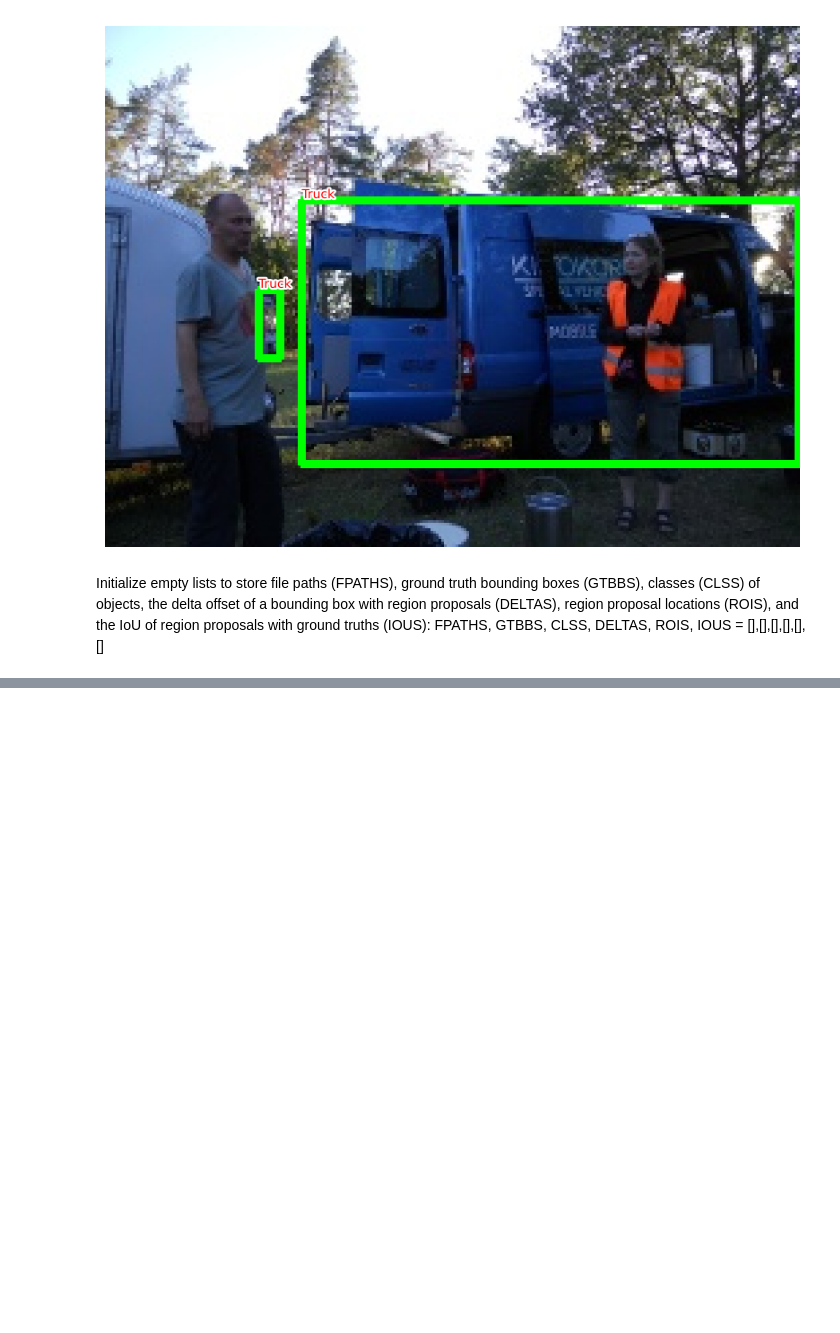
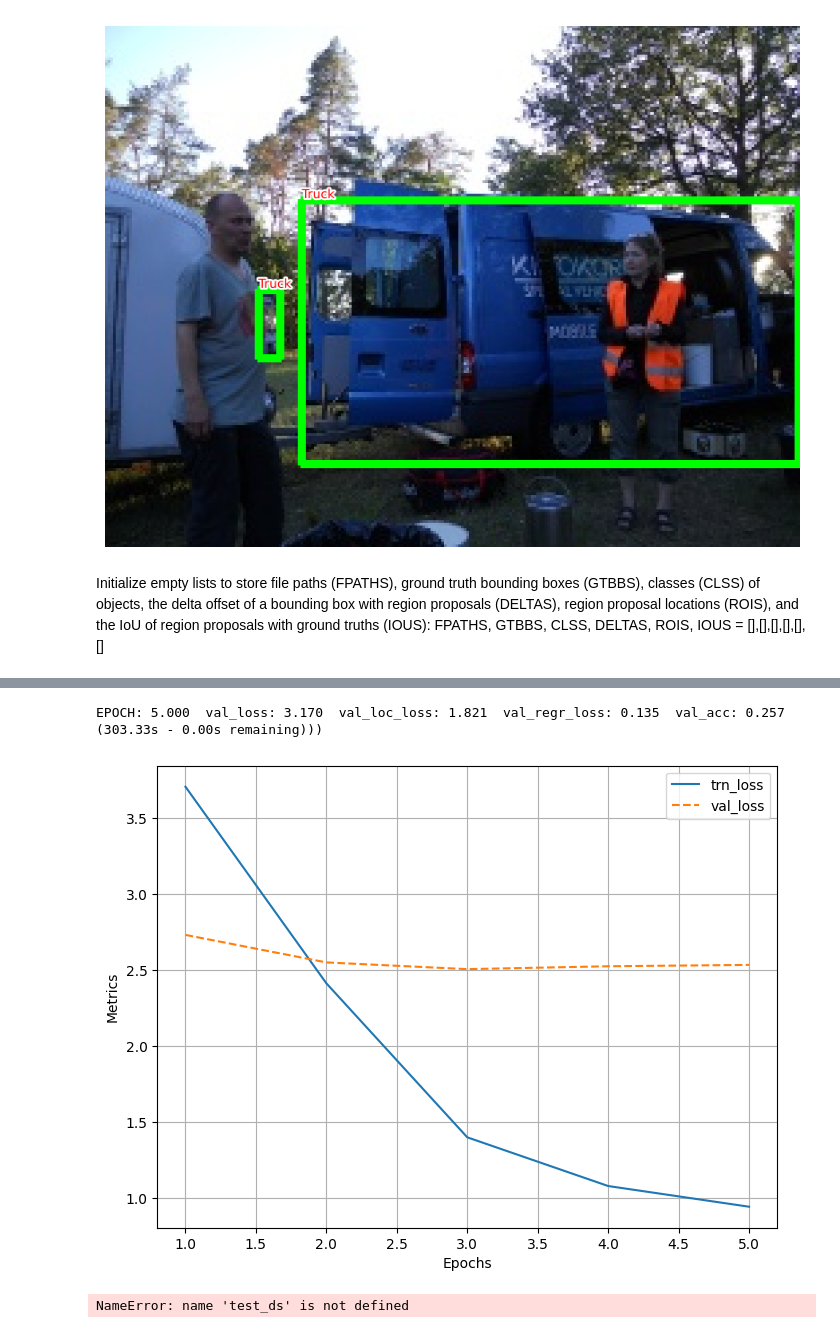
Before and after one commit to RohitPawar2406/RCNN-Family, a Jupyter notebook: RCNN.ipynb, the cells around one changed output, grey strips where cells are left out. Saved outputs shown, nothing was run; the diff lists cells and outputs as text; code cells hidden in the pictures; blank space fills up the shorter version.

```diff
--- a/RCNN.ipynb
+++ b/RCNN.ipynb
@@ -210,0 +240,4 @@ FPATHS, GTBBS, CLSS, DELTAS, ROIS = [item for item in [FPATHS, GTBBS, CLSS, DELT
+# %%
+# DataLoader
+train_loader = DataLoader(rcnnDataTrain, batch_size=1, collate_fn=rcnnDataTrain.collate_fn, drop_last=True)
+test_loader = DataLoader(rcnnDataTest, batch_size=1, collate_fn=rcnnDataTest.collate_fn, drop_last=True)
@@ -210,0 +339,44 @@ FPATHS, GTBBS, CLSS, DELTAS, ROIS = [item for item in [FPATHS, GTBBS, CLSS, DELT
+# %%
+@torch.no_grad()
+def validate_batch(inputs, model, criterion):
+    input, clss, deltas = inputs
+    with torch.no_grad():
+        model.eval()
+        _clss,_deltas = model(input)
+        loss, loc_loss, regr_loss = criterion(_clss, _deltas, clss, deltas)
+        _, _clss = _clss.max(-1)
+        accs = clss == _clss
+    return _clss, _deltas, loss.detach(), loc_loss, regr_loss, accs.cpu().numpy()
+# %%
+rcnn = RCNN().to(device)
+criterion = rcnn.calc_loss
+optimizer = optim.SGD(rcnn.parameters(), lr=1e-3)
+n_epochs = 5
+log = Report(n_epochs)
+# %%
+for epoch in range(n_epochs):
+
+    _n = len(train_loader)
+    for ix, inputs in enumerate(train_loader):
+        loss, loc_loss, regr_loss, accs = train_batch(inputs, rcnn,
+                                                      optimizer, criterion)
+        pos = (epoch + (ix+1)/_n)
+        log.record(pos, trn_loss=loss.item(), trn_loc_loss=loc_loss,
+                   trn_regr_loss=regr_loss,
+                   trn_acc=accs.mean(), end='\r')
+
+    _n = len(test_loader)
+    for ix,inputs in enumerate(test_loader):
+        _clss, _deltas, loss, \
+        loc_loss, regr_loss, accs = validate_batch(inputs,
+                                                rcnn, criterion)
+        pos = (epoch + (ix+1)/_n)
+        log.record(pos, val_loss=loss.item(), val_loc_loss=loc_loss,
+                val_regr_loss=regr_loss,
+                val_acc=accs.mean(), end='\r')
+
+# Plotting training and validation metrics
+log.plot_epochs('trn_loss,val_loss'.split(','))
+# %% [output]
+EPOCH: 5.000  val_loss: 3.170  val_loc_loss: 1.821  val_regr_loss: 0.135  val_acc: 0.257  (303.33s - 0.00s remaining)))
+[figure, added]
@@ -210,0 +429,5 @@ FPATHS, GTBBS, CLSS, DELTAS, ROIS = [item for item in [FPATHS, GTBBS, CLSS, DELT
+# %%
+image, crops, bbs, labels, deltas, gtbbs, fpath = test_ds[7]
+test_predictions(fpath)
+# %% [output]
+NameError: name 'test_ds' is not defined
```
Also changed, not shown: parts of 26 cells of this notebook, 5 other files.
